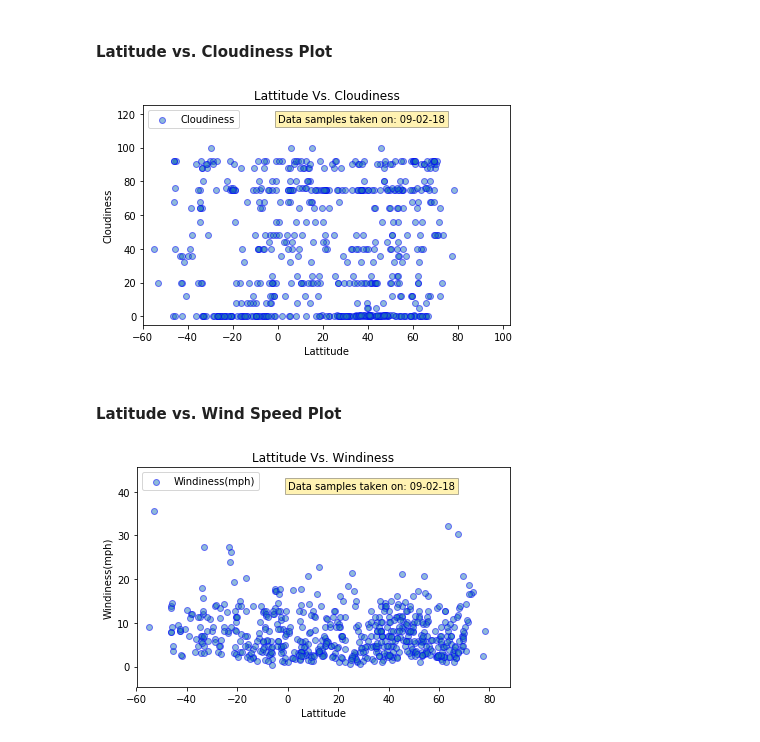
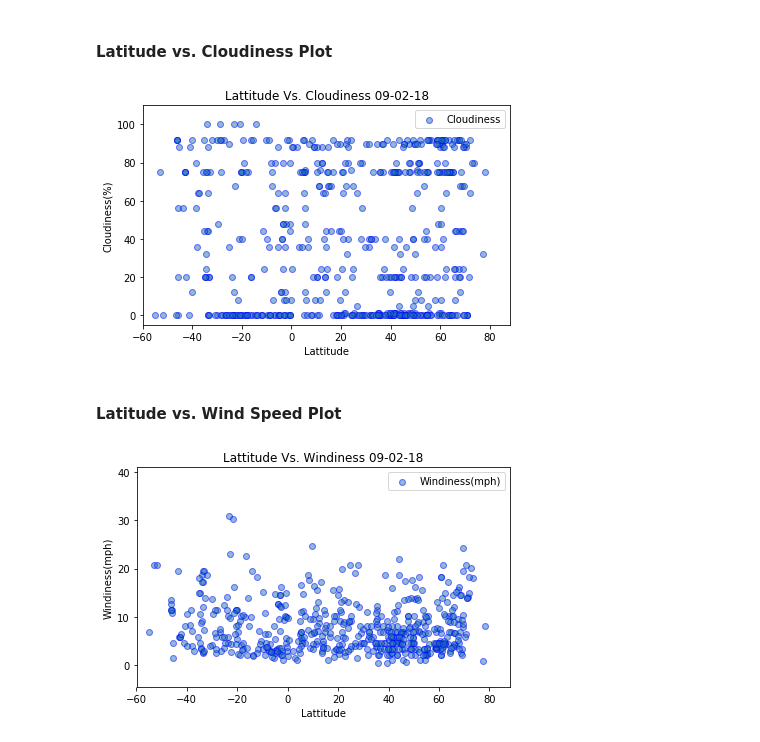
Before and after one commit to charlehl/UCI-Data-Analytics, a Jupyter notebook: homework6/charles/WeatherPy_charles.ipynb, the cells around one changed output. Cells and saved outputs as stored; diff of their text form; code cells hidden in the pictures.

```diff
--- a/homework6/charles/WeatherPy_charles.ipynb
+++ b/homework6/charles/WeatherPy_charles.ipynb
@@ -89,7 +89,7 @@ for city in cities[:]:
         # append data to list to be created into DF
         cities_lat.append(weather_json['coord']['lat'])
         cities_lng.append(weather_json['coord']['lon'])
-        cities_temp.append(weather_json['main']['temp'])
+        cities_temp.append(weather_json['main']['temp_max'])
         cities_hum.append(weather_json['main']['humidity'])
         cities_cld.append(weather_json['clouds']['all'])
         cities_wnd.append(weather_json['wind']['speed'])
@@ -218,21 +216,21 @@ plt.savefig('output_data/lat_vs_hum.png')
 # %%
 fig, ax = plt.subplots()
 x_axis = cities_data_df['Lattitude']
 y_axis = cities_data_df['Cloudiness']
 plt.scatter(x_axis, y_axis, edgecolors='b', alpha=0.5)
-plt.legend(loc="upper left")
+plt.legend(loc="best")
 plt.xlabel("Lattitude")
-plt.ylabel("Cloudiness")
-plt.title("Lattitude Vs. Cloudiness")
-ax.text(0, y_axis.max()+15, f"Data samples taken on: {timestamp}", style='normal', color='#000000',
-        bbox={'facecolor':'#FFD700', 'alpha':0.3, 'pad':3})
-plt.ylim(y_axis.min()-5,y_axis.max()+25)
-plt.xlim(x_axis.min()-5,x_axis.max()+25)
+plt.ylabel("Cloudiness(%)")
+plt.title(f"Lattitude Vs. Cloudiness {timestamp}")
+#ax.text(0, y_axis.max()+15, f"Data samples taken on: {timestamp}", style='normal', color='#000000',
+#        bbox={'facecolor':'#FFD700', 'alpha':0.3, 'pad':3})
+plt.ylim(y_axis.min()-5,y_axis.max()+10)
+plt.xlim(x_axis.min()-5,x_axis.max()+10)
 plt.tight_layout()
 # Save Figure
 plt.savefig('output_data/lat_vs_cld.png')
 # %% [output]
-[figure, old version]
+[figure, new version]
 # %% [markdown]
 #### Latitude vs. Wind Speed Plot
 # %%
@@ -240,16 +238,16 @@ fig, ax = plt.subplots()
 x_axis = cities_data_df['Lattitude']
 y_axis = cities_data_df['Windiness(mph)']
 plt.scatter(x_axis, y_axis, edgecolors='b', alpha=0.5)
-plt.legend(loc="upper left")
+plt.legend(loc="best")
 plt.xlabel("Lattitude")
 plt.ylabel("Windiness(mph)")
-plt.title("Lattitude Vs. Windiness")
-ax.text(0, y_axis.max()+5, f"Data samples taken on: {timestamp}", style='normal', color='#000000',
-        bbox={'facecolor':'#FFD700', 'alpha':0.3, 'pad':3})
+plt.title(f"Lattitude Vs. Windiness {timestamp}")
+#ax.text(0, y_axis.max()+5, f"Data samples taken on: {timestamp}", style='normal', color='#000000',
+#        bbox={'facecolor':'#FFD700', 'alpha':0.3, 'pad':3})
 plt.ylim(y_axis.min()-5,y_axis.max()+10)
 plt.xlim(x_axis.min()-5,x_axis.max()+10)
 plt.tight_layout()
 # Save Figure
 plt.savefig('output_data/lat_vs_wnd.png')
 # %% [output]
-[figure, old version]
+[figure, new version]
```
Also changed, not shown: parts of 5 cells of this notebook, 6 other files.
